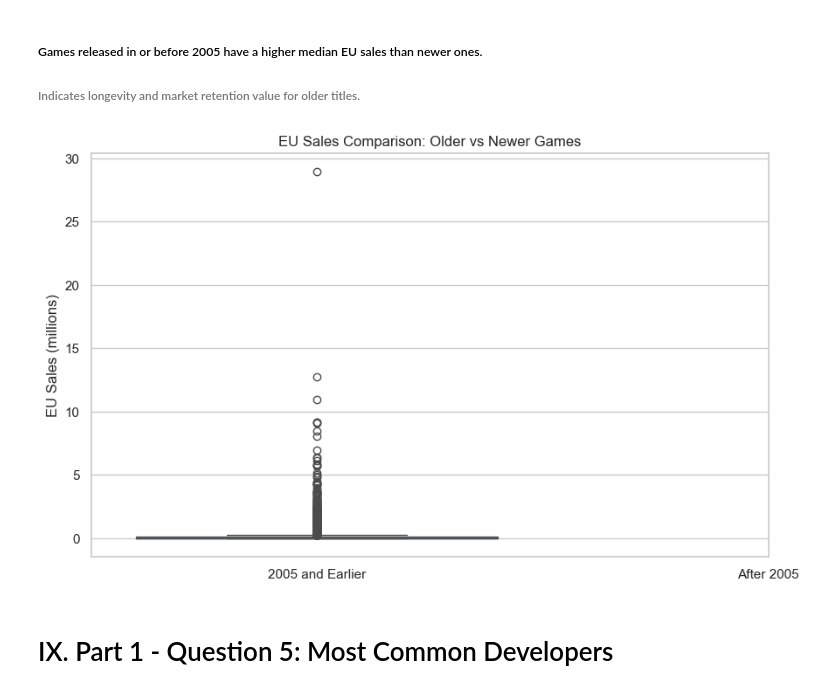
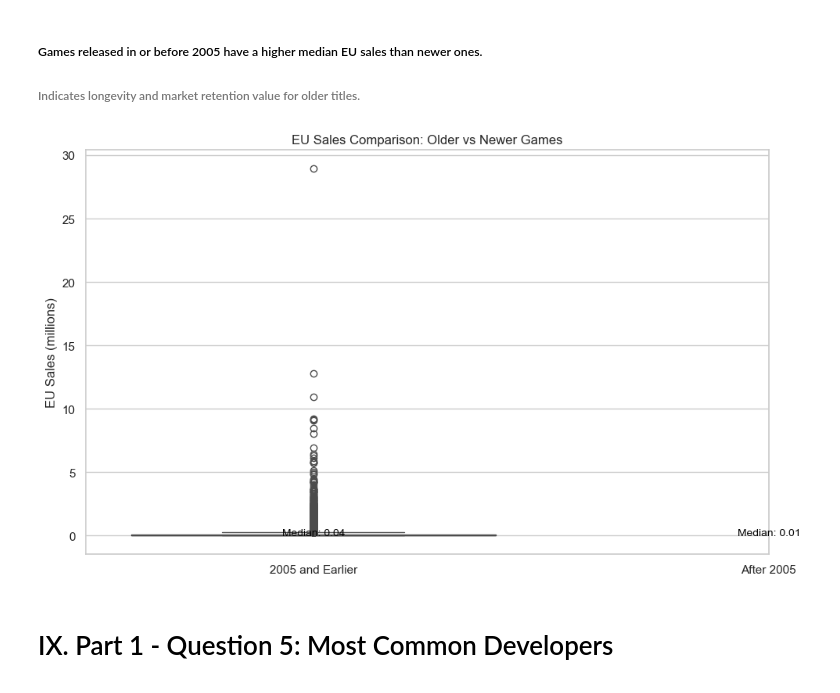
Before and after one commit to Maria8989/Data-Visualisations, a Jupyter notebook: Maria G Garcia Macedo_DVizHDip_CA1.ipynb, the cells around one changed output. Cells and saved outputs as stored; diff of their text form; code cells hidden in the pictures.

```diff
--- a/Maria G Garcia Macedo_DVizHDip_CA1.ipynb
+++ b/Maria G Garcia Macedo_DVizHDip_CA1.ipynb
@@ -319,14 +324,19 @@ plt.show()
 # %%
 older = df[df["year"] <= 2005]["eu_sales"]
 newer = df[df["year"] > 2005]["eu_sales"]
-
-sns.boxplot(data=[older, newer])
-plt.xticks([0, 1], ["2005 and Earlier", "After 2005"])
+data = [older, newer]
+labels = ["2005 and Earlier", "After 2005"]
+medians = [s.median() for s in data]
+sns.boxplot(data=data)
+plt.xticks([0, 1], labels)
 plt.title("EU Sales Comparison: Older vs Newer Games")
 plt.ylabel("EU Sales (millions)")
+for i, median in enumerate(medians):
+    plt.text(i, median + 0.01, f"Median: {median:.2f}", ha='center', fontsize=10, color='black')
+plt.tight_layout()
 plt.show()
 # %% [output]
-[figure, old version]
+[figure, new version]
 # %% [markdown]
 # IX. Part 1 - Question 5: Most Common Developers
 # %% [markdown]
```
Also changed, not shown: parts of 13 cells of this notebook.
